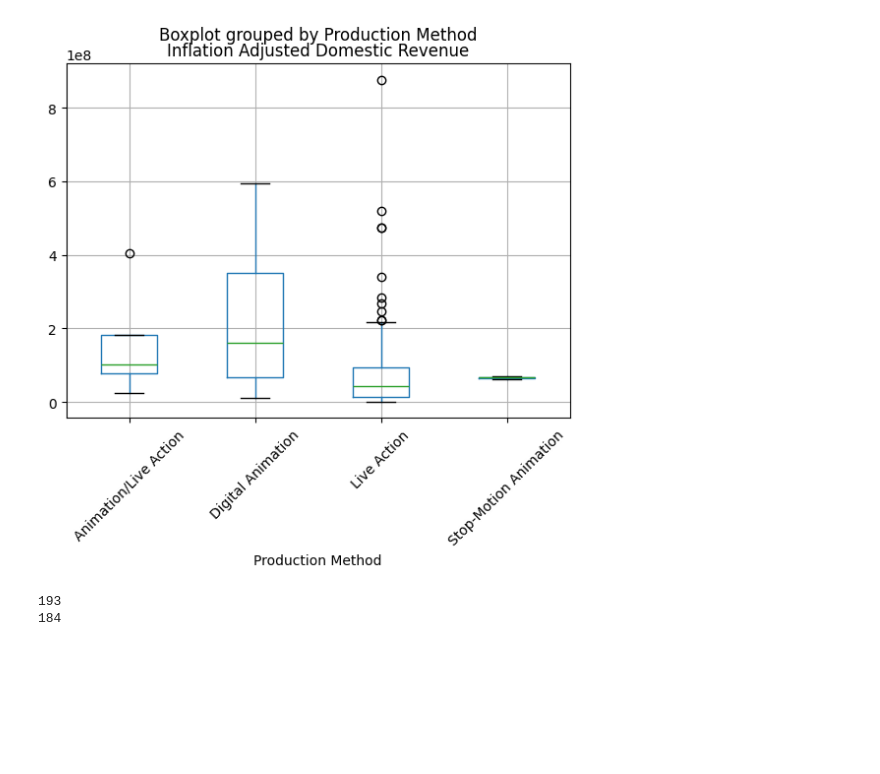
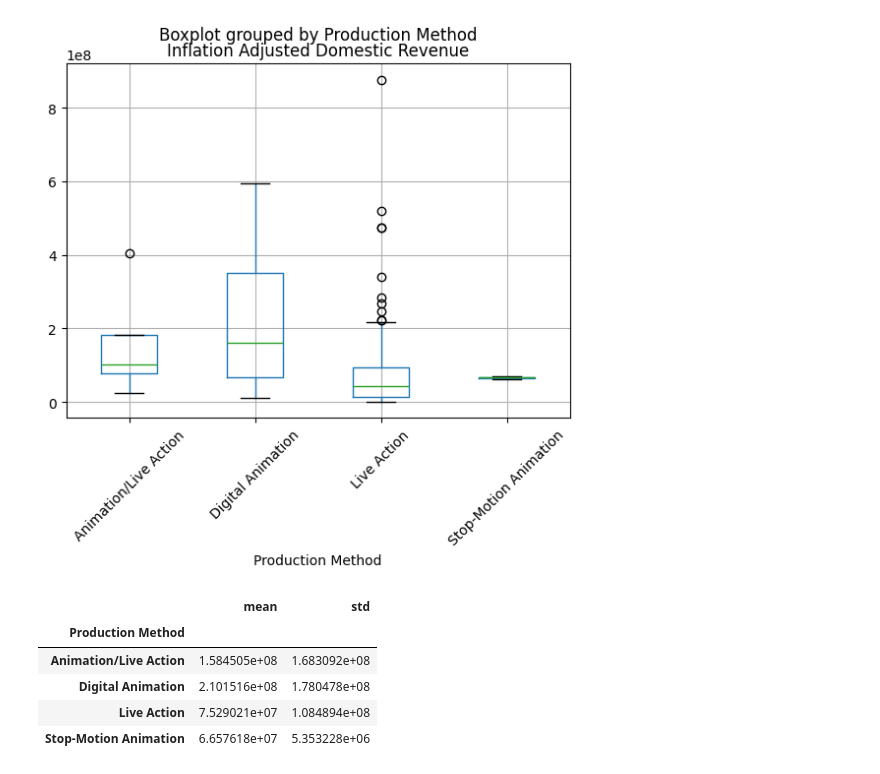
Before and after one commit to CNelson2004/Final_Movie_Analysis, a Jupyter notebook: analyze.ipynb, the cells around one changed output. Saved outputs shown, nothing was run; the diff lists cells and outputs as text; code cells hidden in the pictures; blank space fills up the shorter version.

```diff
--- a/analyze.ipynb
+++ b/analyze.ipynb
@@ -266,3 +352,13 @@ plt.xticks(rotation=45)
 plt.show()
 # %% [output]
 [figure]
+# %%
+#
+df.groupby('Production Method')['Inflation Adjusted Domestic Revenue'].agg(['mean','std'])
+# %% [output]
+|  | mean | std |
+| Production Method |  |  |
+| Animation/Live Action | 1.584505e+08 | 1.683092e+08 |
+| Digital Animation | 2.101516e+08 | 1.780478e+08 |
+| Live Action | 7.529021e+07 | 1.084894e+08 |
+| Stop-Motion Animation | 6.657618e+07 | 5.353228e+06 |
@@ -274,12 +378,3 @@ plt.show()
 # %%
 # the most resanable option for getting a high revinue movie wold be to releas a PG rated action movie in summer and should have a longer run time,
 # though it should be noted that this would only test wether one predicts the other or if they are only related
-# %%
-#getting rid of NA values for some other analysis
-print(len(df))
-df = df.dropna(subset=['Season'])
-df = df.dropna(subset=['Inflation Adjusted Domestic Revenue'])
-print(len(df))
-# %% [output]
-193
-184
```
Also changed, not shown: parts of 21 cells of this notebook.
